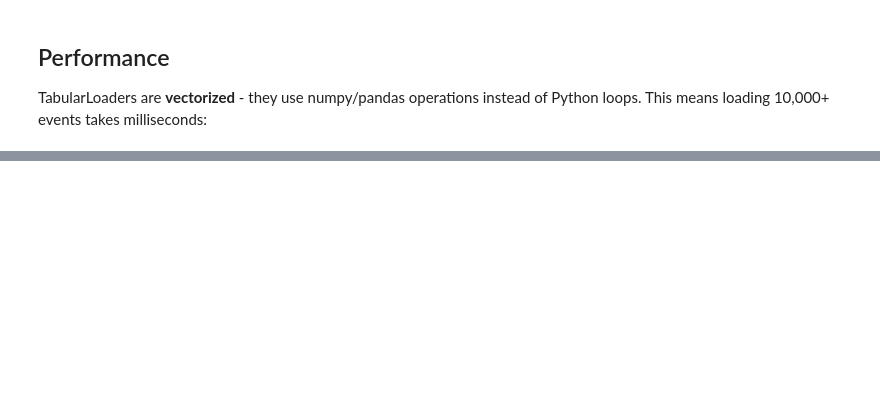
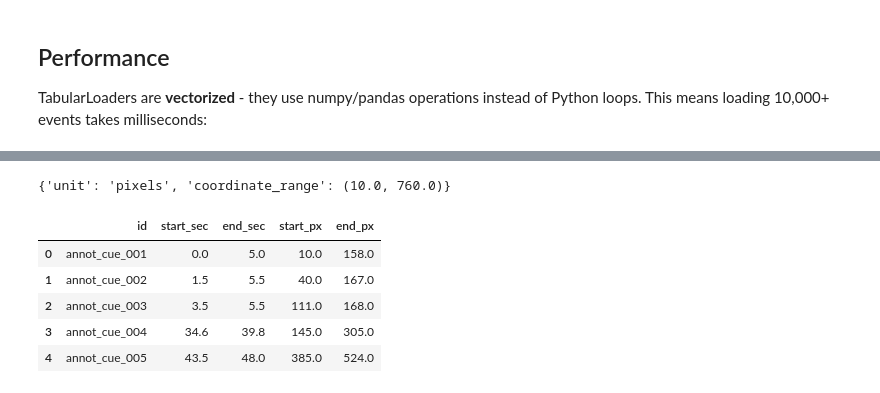
Before and after one commit to TimeToAlign/timetoalign, a Jupyter notebook: docs/notebooks/02a_tabular_loaders.ipynb, the cells around one changed output, grey strips where cells are left out. Saved outputs shown, nothing was run; the diff lists cells and outputs as text; code cells hidden in the pictures; blank space fills up the shorter version.

```diff
--- a/docs/notebooks/02a_tabular_loaders.ipynb
+++ b/docs/notebooks/02a_tabular_loaders.ipynb
@@ -87,0 +121,7 @@ f"{len(all_notes.events):,} total notes from {len(list(BEETHOVEN.glob('*.notes.t
+# %%
+# Method 1: From the loader directly (most convenient)
+timeline = loader.create_timeline(uid="beethoven_notes")
+{
+    "timeline": str(timeline),
+    "length": f"{timeline.length} {timeline.unit}",
+}
@@ -127,0 +262,60 @@ class MyLoader(CsvLoader):
+# %%
+from timetoalign.loader import Field, ComputedField, ExtraField
+from timetoalign.loader.tabular import TsvLoader
+from timetoalign.core import TimeUnit, NumberType
+
+class ThoresenGraphicalLoader(TsvLoader):
+    """Loader for Thoresen TSV using PIXEL coordinates from JSON struct.
+
+    This creates a graphical timeline where:
+    - start = rect_coords.x (left edge of rectangle)
+    - end = rect_coords.x + rect_coords.width (right edge)
+    """
+
+    # Parse JSON column into a struct
+    extra_columns = [
+        ExtraField("rect_coords", dict, source="rect_coords_json"),
+    ]
+
+    # Use struct fields for coordinates
+    start_column = Field("rect_coords", "x")
+    end_column = ComputedField("end", formula="rect_coords.x + rect_coords.width")
+
+    # Pixel coordinates
+    _default_unit = TimeUnit.pixels
+    coordinate_type = NumberType.float
+    default_event_type = "Rectangle"
+
+# Load the same file with pixel coordinates
+graphical_loader = ThoresenGraphicalLoader()
+graphical_loader.load(THORESEN / "thoresen_test.tsv")
+
+{
+    "unit": str(graphical_loader.unit),
+    "coordinate_range": graphical_loader.events.coordinate_range(),
+}
+# %% [output]
+{'unit': 'pixels', 'coordinate_range': (10.0, 760.0)}
+# %%
+# Compare the two loaders side-by-side
+import pyarrow.compute as pc
+
+physical_df = thoresen.events.to_pandas()[["id", "start", "end"]].head()
+physical_df.columns = ["id", "start_sec", "end_sec"]
+
+# Get graphical coordinates
+graphical_table = graphical_loader.events.table
+starts_px = pc.struct_field(graphical_table.column("start"), "value").to_pylist()[:5]
+ends_px = pc.struct_field(graphical_table.column("end"), "value").to_pylist()[:5]
+
+physical_df["start_px"] = starts_px
+physical_df["end_px"] = ends_px
+
+physical_df
+# %% [output]
+|  | id | start_sec | end_sec | start_px | end_px |
+| 0 | annot_cue_001 | 0.0 | 5.0 | 10.0 | 158.0 |
+| 1 | annot_cue_002 | 1.5 | 5.5 | 40.0 | 167.0 |
+| 2 | annot_cue_003 | 3.5 | 5.5 | 111.0 | 168.0 |
+| 3 | annot_cue_004 | 34.6 | 39.8 | 145.0 | 305.0 |
+| 4 | annot_cue_005 | 43.5 | 48.0 | 385.0 | 524.0 |
```
Also changed, not shown: parts of 33 cells of this notebook, 17 other files.
